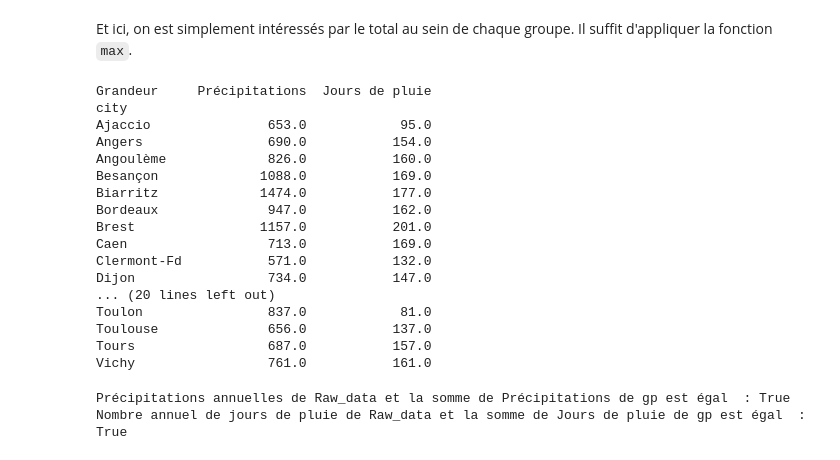
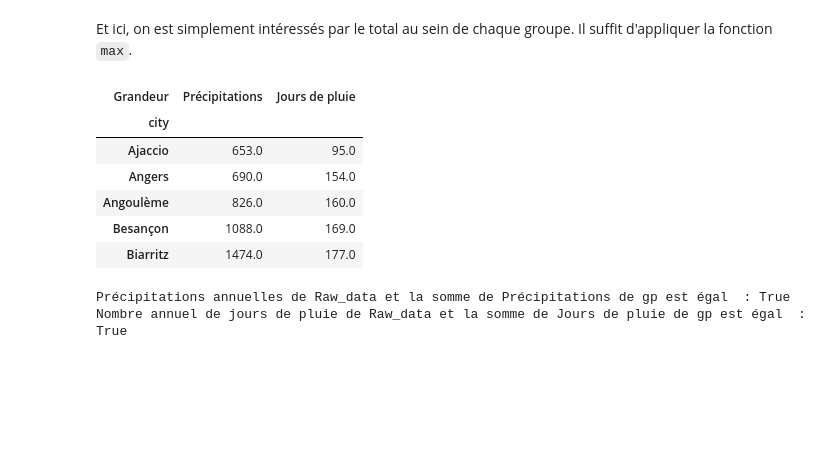
Before and after one commit to campusplage/compte-rendus-oriol_ramirez, a Jupyter notebook: TP1_pandas.ipynb, the cells around one changed output. Saved outputs shown, nothing was run; the diff lists cells and outputs as text; code cells hidden in the pictures; blank space fills up the shorter version.

```diff
--- a/TP1_pandas.ipynb
+++ b/TP1_pandas.ipynb
@@ -251,25 +251,15 @@ Et ici, on est simplement intéressés par le total au sein de chaque groupe. Il
 # %%
 # Afficher pour toutes les villes le nombre annuel de jours de pluie et les précipitations annuelles.
 gp = grouped_data.sum()[["Précipitations","Jours de pluie"]]
-print(gp)
+gp.head()
 # %% [output]
-Grandeur     Précipitations  Jours de pluie
-city
-Ajaccio               653.0            95.0
-Angers                690.0           154.0
-Angoulème             826.0           160.0
-Besançon             1088.0           169.0
-Biarritz             1474.0           177.0
-Bordeaux              947.0           162.0
-Brest                1157.0           201.0
-Caen                  713.0           169.0
-Clermont-Fd           571.0           132.0
-Dijon                 734.0           147.0
-... (20 lines left out)
-Toulon                837.0            81.0
-Toulouse              656.0           137.0
-Tours                 687.0           157.0
-Vichy                 761.0           161.0
+| Grandeur | Précipitations | Jours de pluie |
+| city |  |  |
+| Ajaccio | 653.0 | 95.0 |
+| Angers | 690.0 | 154.0 |
+| Angoulème | 826.0 | 160.0 |
+| Besançon | 1088.0 | 169.0 |
+| Biarritz | 1474.0 | 177.0 |
 # %%
 # Comparer avec les colonnes correspondantes de `raw_data`.
 # vous pouvez utiliser `to_numpy` et l'opérateur de comparaison `==`
```
Also changed, not shown: parts of 4 cells of this notebook.
